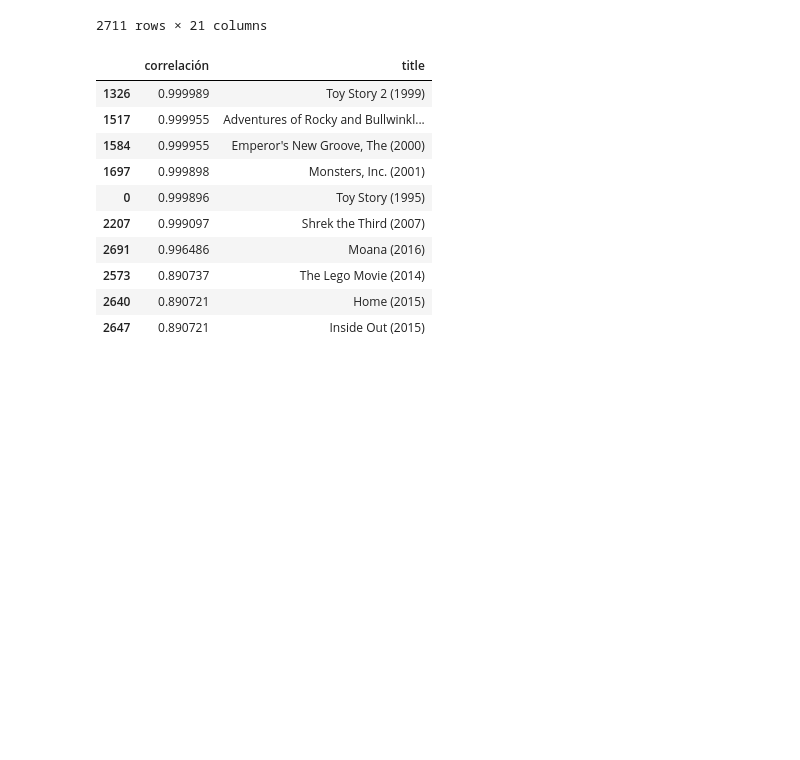
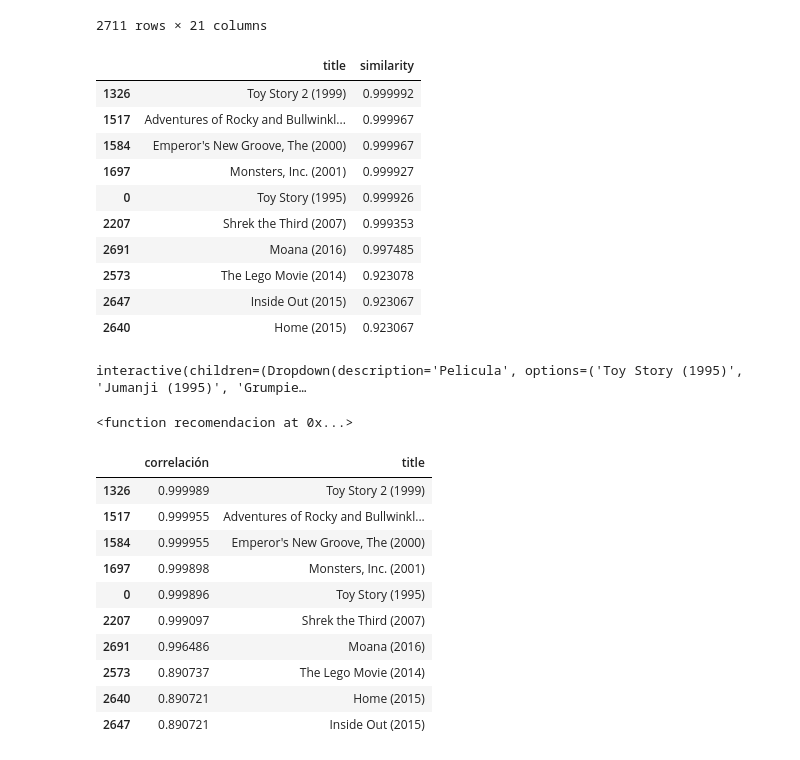
Before and after one commit to angelaguzmanar/Marketing, a Jupyter notebook: Modelos_M.ipynb, the cells around one changed output. Cells and saved outputs as stored; diff of their text form; code cells hidden in the pictures; blank space fills up the shorter version.

```diff
--- a/Modelos_M.ipynb
+++ b/Modelos_M.ipynb
@@ -376,6 +329,42 @@ ind_movie = df_explo[df_explo['title'] == movie_title].index.values.astype(int)[
 # Selecciona solo las columnas de género (excluyendo 'year_sc')
 genre_columns = df_explo.columns[1:-1]  # Excluye la primera y la última columna
 ind_movie_genre = df_explo.loc[ind_movie, genre_columns]
+# %%
+movie_title = 'Antz (1998)'
+
+ind_movie = df_movies[df_movies['title'] == movie_title].index.values.astype(int)[0]
+similarities = cosine_similarity(movies_dum2, movies_dum2.iloc[ind_movie].values.reshape(1, -1))
+similarities = similarities.flatten()  # Aplanar el resultado
+similar_movies_df = pd.DataFrame({'title': df_movies['title'], 'similarity': similarities})
+top_similar_movie = similar_movies_df.sort_values(by='similarity', ascending=False)[1:11]
+top_similar_movie
+# %% [output]
+|  | title | similarity |
+| 1326 | Toy Story 2 (1999) | 0.999992 |
+| 1517 | Adventures of Rocky and Bullwinkl... | 0.999967 |
+| 1584 | Emperor's New Groove, The (2000) | 0.999967 |
+| 1697 | Monsters, Inc. (2001) | 0.999927 |
+| 0 | Toy Story (1995) | 0.999926 |
+| 2207 | Shrek the Third (2007) | 0.999353 |
+| 2691 | Moana (2016) | 0.997485 |
+| 2573 | The Lego Movie (2014) | 0.923078 |
+| 2647 | Inside Out (2015) | 0.923067 |
+| 2640 | Home (2015) | 0.923067 |
+# %%
+def recomendacion(Pelicula=list(df_movies['title']), n_r=11):
+
+    ind_movie = df_movies[df_movies['title'] == Pelicula].index.values.astype(int)[0]  # Obtener índice de la película seleccionada
+    similarities = cosine_similarity(movies_dum2, movies_dum2.iloc[ind_movie, :].values.reshape(1, -1))
+    similarities = similarities.flatten()
+    similar_movies_df = pd.DataFrame({'title': df_movies['title'], 'similarity': similarities})
+    top_similar_movies = similar_movies_df.sort_values(by='similarity', ascending=False)[1:n_r]
+
+    return top_similar_movies
+
+print(interact(recomendacion))
+# %% [output]
+interactive(children=(Dropdown(description='Pelicula', options=('Toy Story (1995)', 'Jumanji (1995)', 'Grumpie…
+<function recomendacion at 0x...>
 # %%
 movie_title = 'Antz (1998)'
 
```
Also changed, not shown: parts of 18 cells of this notebook.
